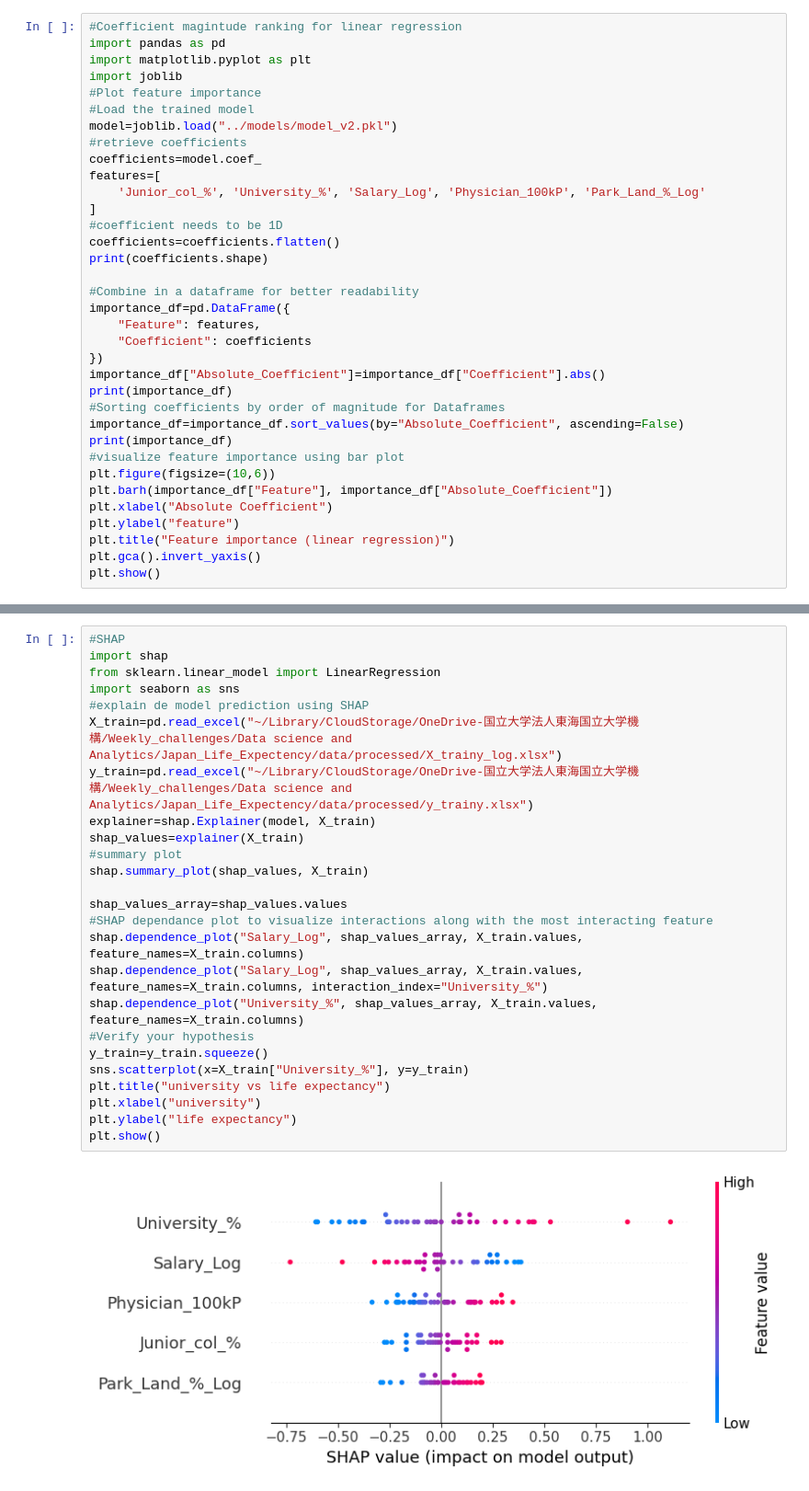
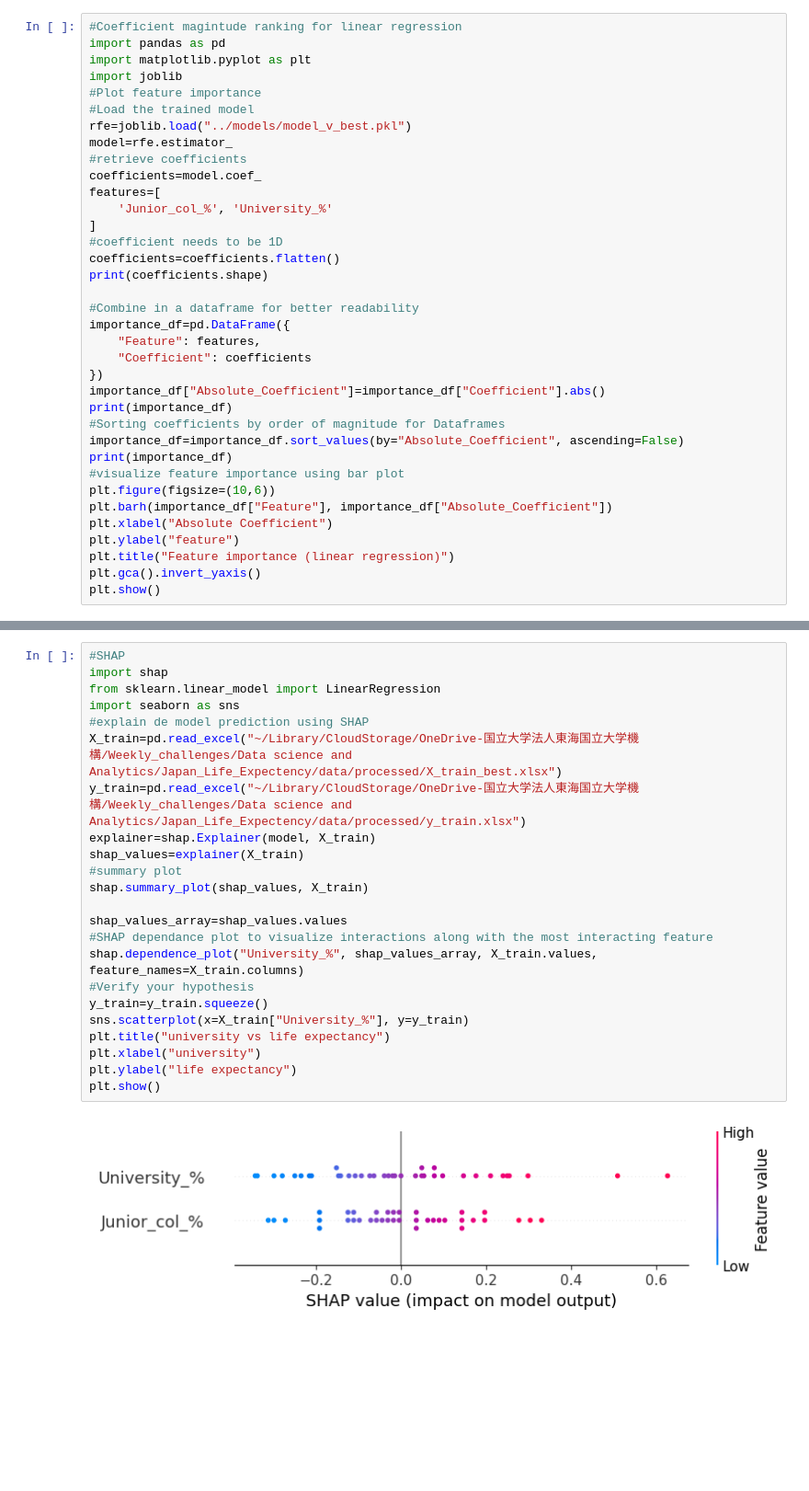
Before and after one commit to khalil-hub/Life-expectancy-analysis-Japan, a Jupyter notebook: notebooks/feature_importance.ipynb, the cells around one changed output, grey strips where cells are left out. Shown at 92% size. Cells and saved outputs as stored; diff of their text form; blank space fills up the shorter version.

```diff
--- a/notebooks/feature_importance.ipynb
+++ b/notebooks/feature_importance.ipynb
@@ -5,11 +5,12 @@ import matplotlib.pyplot as plt
 import joblib
 #Plot feature importance
 #Load the trained model
-model=joblib.load("../models/model_v2.pkl")
+rfe=joblib.load("../models/model_v_best.pkl")
+model=rfe.estimator_
 #retrieve coefficients
 coefficients=model.coef_
 features=[
-    'Junior_col_%', 'University_%', 'Salary_Log', 'Physician_100kP', 'Park_Land_%_Log'
+    'Junior_col_%', 'University_%'
 ]
 #coefficient needs to be 1D
 coefficients=coefficients.flatten()
@@ -51,27 +46,25 @@ plt.show()
 # %%
 #SHAP
 import shap
 from sklearn.linear_model import LinearRegression
 import seaborn as sns
 #explain de model prediction using SHAP
-X_train=pd.read_excel("~/Library/CloudStorage/OneDrive-国立大学法人東海国立大学機構/Weekly_challenges/Data science and Analytics/Japan_Life_Expectency/data/processed/X_trainy_log.xlsx")
-y_train=pd.read_excel("~/Library/CloudStorage/OneDrive-国立大学法人東海国立大学機構/Weekly_challenges/Data science and Analytics/Japan_Life_Expectency/data/processed/y_trainy.xlsx")
+X_train=pd.read_excel("~/Library/CloudStorage/OneDrive-国立大学法人東海国立大学機構/Weekly_challenges/Data science and Analytics/Japan_Life_Expectency/data/processed/X_train_best.xlsx")
+y_train=pd.read_excel("~/Library/CloudStorage/OneDrive-国立大学法人東海国立大学機構/Weekly_challenges/Data science and Analytics/Japan_Life_Expectency/data/processed/y_train.xlsx")
 explainer=shap.Explainer(model, X_train)
 shap_values=explainer(X_train)
 #summary plot
 shap.summary_plot(shap_values, X_train)
 
 shap_values_array=shap_values.values
 #SHAP dependance plot to visualize interactions along with the most interacting feature
-shap.dependence_plot("Salary_Log", shap_values_array, X_train.values, feature_names=X_train.columns)
-shap.dependence_plot("Salary_Log", shap_values_array, X_train.values, feature_names=X_train.columns, interaction_index="University_%")
 shap.dependence_plot("University_%", shap_values_array, X_train.values, feature_names=X_train.columns)
 #Verify your hypothesis
 y_train=y_train.squeeze()
 sns.scatterplot(x=X_train["University_%"], y=y_train)
 plt.title("university vs life expectancy")
 plt.xlabel("university")
 plt.ylabel("life expectancy")
 plt.show()
 # %% [output]
-[figure, old version]
+[figure, new version]
```
Also changed, not shown: parts of 5 cells of this notebook, 50 other files.
